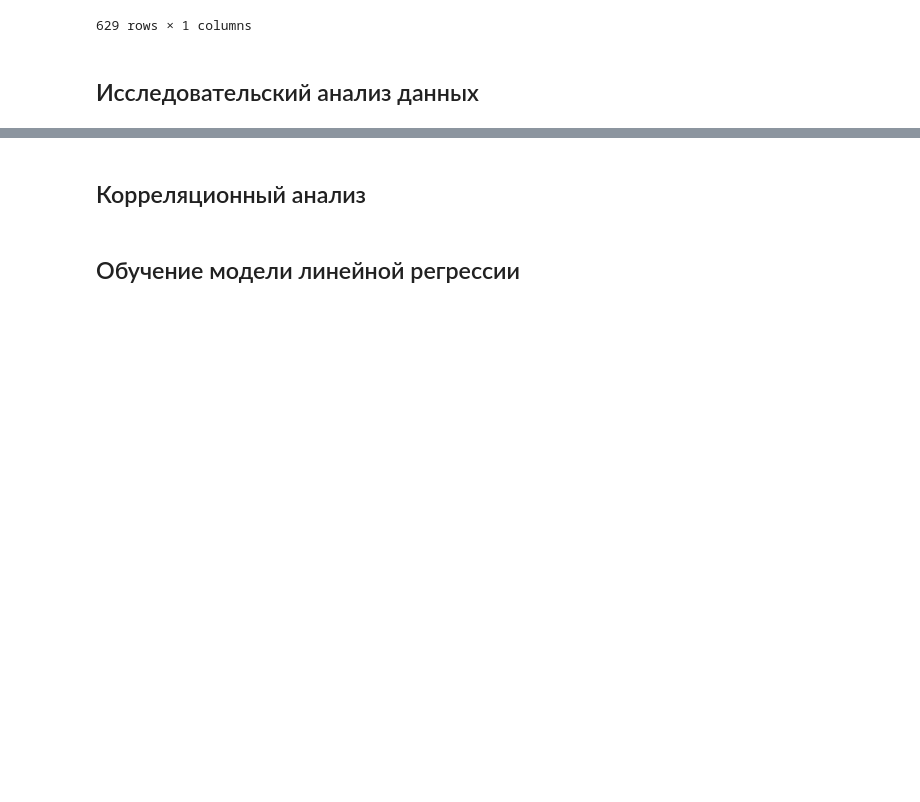
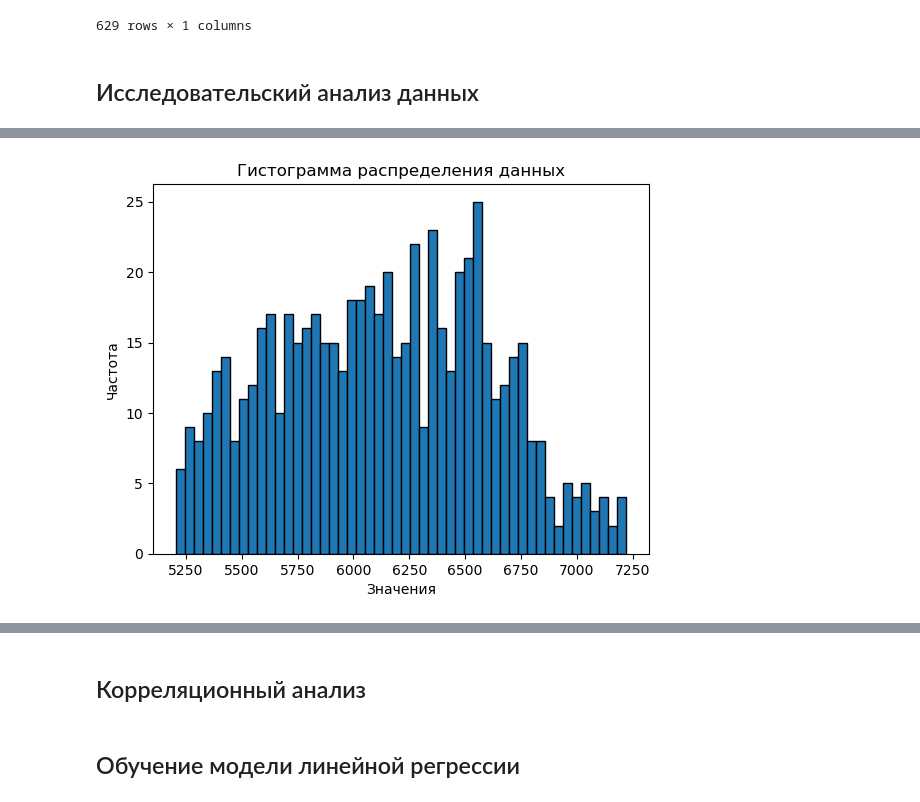
Before and after one commit to butuzovzeleboba/Linear-models-in-machine-learning, a Jupyter notebook: Linear models in machine learning.ipynb, the cells around one changed output, grey strips where cells are left out. Saved outputs shown, nothing was run; the diff lists cells and outputs as text; code cells hidden in the pictures; blank space fills up the shorter version.

```diff
--- a/Linear models in machine learning.ipynb
+++ b/Linear models in machine learning.ipynb
@@ -523,0 +601,7 @@ ferma_dad
+# %%
+plt.hist(ferma_main['удой_кг'], bins=50, edgecolor='black')
+plt.title('Гистограмма распределения данных')
+plt.xlabel('Значения')
+plt.ylabel('Частота');
+# %% [output]
+[figure, added]
```
Also changed, not shown: parts of 27 cells of this notebook.
